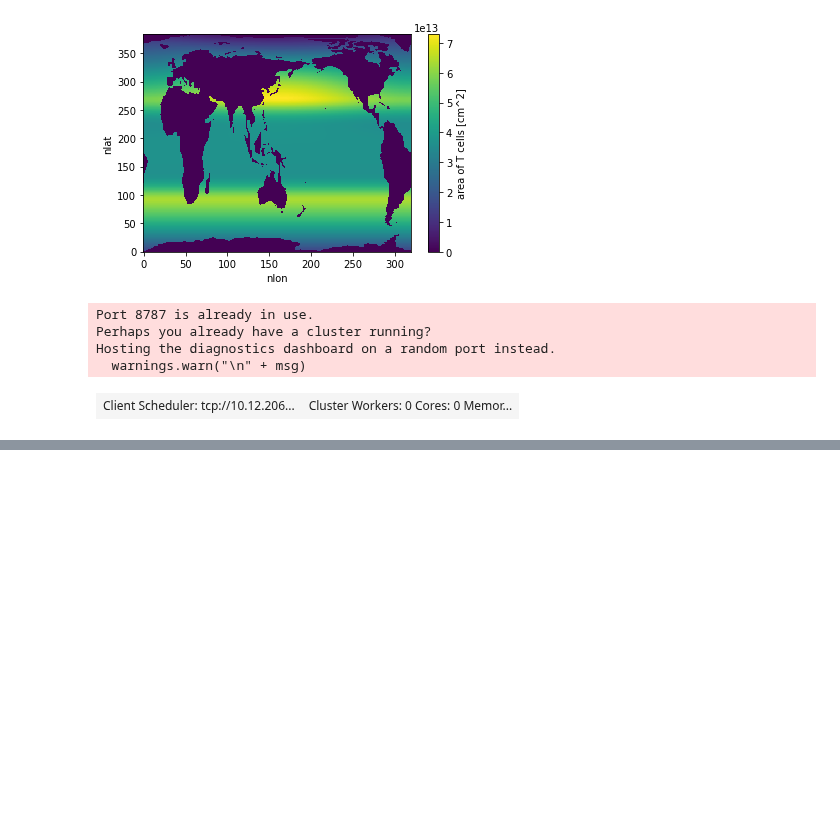
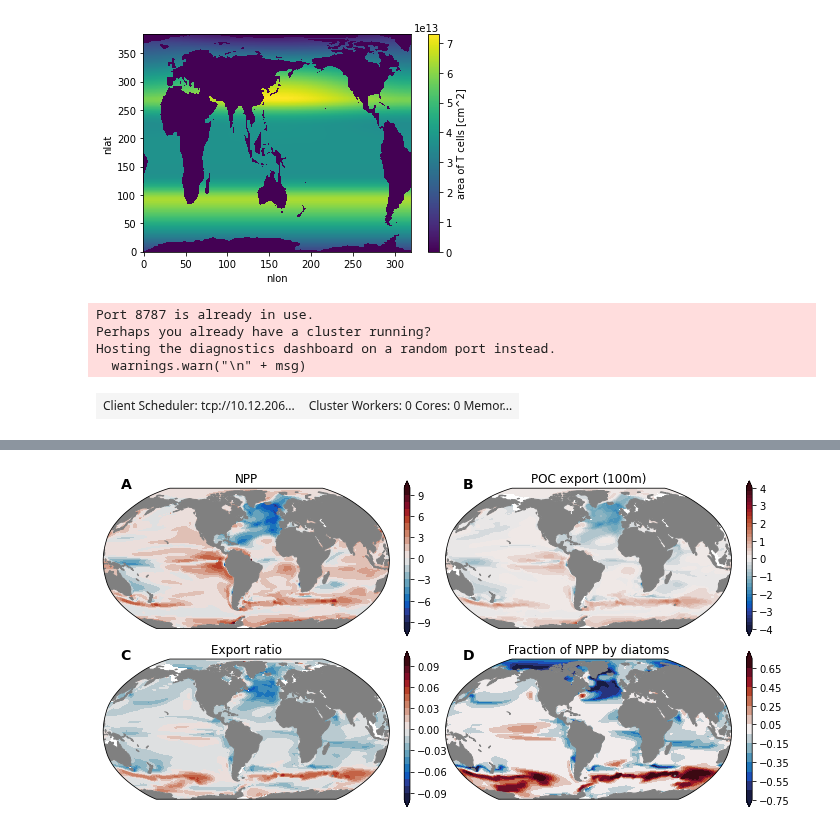
Before and after one commit to marbl-ecosys/cesm2-marbl, a Jupyter notebook: notebooks/transient-biological-pump.ipynb, the cells around one changed output, grey strips where cells are left out. Cells and saved outputs as stored; diff of their text form; code cells hidden in the pictures; blank space fills up the shorter version.

```diff
--- a/notebooks/transient-biological-pump.ipynb
+++ b/notebooks/transient-biological-pump.ipynb
@@ -282,0 +302,3 @@ ds_glb
+# %%
+dsp = utils.pop_add_cyclic(dsets_delta)
+dsp
@@ -283,3 +325,73 @@ ds_glb
+# %%
+fig = plt.figure(figsize=(12, 6))
+prj = ccrs.Robinson(central_longitude=305.0)
+
+titles = dict(
+    photoC_TOT_zint_100m='NPP',
+    POC_FLUX_100m='POC export (100m)',
+    ep_ratio='Export ratio',
+    NPP_diat_frac='Fraction of NPP by diatoms',
+)
+
+
+nrow, ncol = 2, 2
+gs = gridspec.GridSpec(
+    nrows=nrow, ncols=ncol*3,
+    width_ratios=(1, 0.02, 0.02)*ncol,
+    wspace=0.15,
+    hspace=0.1,
+)
+
+axs = np.empty((nrow, ncol)).astype(object)
+caxs= np.empty((nrow, ncol)).astype(object)
+for i, j in product(range(nrow), range(ncol)):
+    axs[i, j] = plt.subplot(gs[i, j*3], projection=prj)
+    caxs[i, j] = plt.subplot(gs[i, j*3+1])
+
+
+levels = dict(
+    photoC_TOT_zint_100m=np.arange(-10, 11, 1),
+    POC_FLUX_100m=np.arange(-4, 4.2, 0.2),
+    ep_ratio=np.arange(-0.1, 0.101, 0.01),
+    NPP_diat_frac=np.arange(-0.75, 0.76, 0.1)
+)
+
+cmap_field = cmocean.cm.balance
+
+for n, field in enumerate(['photoC_TOT_zint_100m', 'POC_FLUX_100m', 'ep_ratio', 'NPP_diat_frac']):
+
+    i, j = np.unravel_index(n, axs.shape)
+
+    ax = axs[i, j]
+
+    cf = ax.contourf(
+        dsp.TLONG,dsp.TLAT, dsp[field],
+        levels=levels[field],
+        extend='both',
+        cmap=cmap_field,
+        norm=colors.BoundaryNorm(levels[field], ncolors=cmap_field.N),
+        transform=ccrs.PlateCarree(),
+    )
+
+    land = ax.add_feature(
+        cartopy.feature.NaturalEarthFeature(
+            'physical','land','110m',
+            edgecolor='face',
+            facecolor='gray'
+        )
+    )
+
+    ax.set_title(titles[field]) #dsp[field].attrs['title_str'])
+
+
+    cb = plt.colorbar(cf, cax=caxs[i, j])
+    if 'units' in dsp[field].attrs:
+        cb.ax.set_title(dsp[field].attrs['units'])
+
+utils.label_plots(fig, [ax for ax in axs.ravel()], xoff=0.02, yoff=0)
+utils.savefig('bio-pump-change-2100-SSP5-8.5.pdf')
+# %% [output]
+[figure, added]
 # %%
 del client
 del cluster
```
Also changed, not shown: parts of 20 cells of this notebook, 3 other files.
